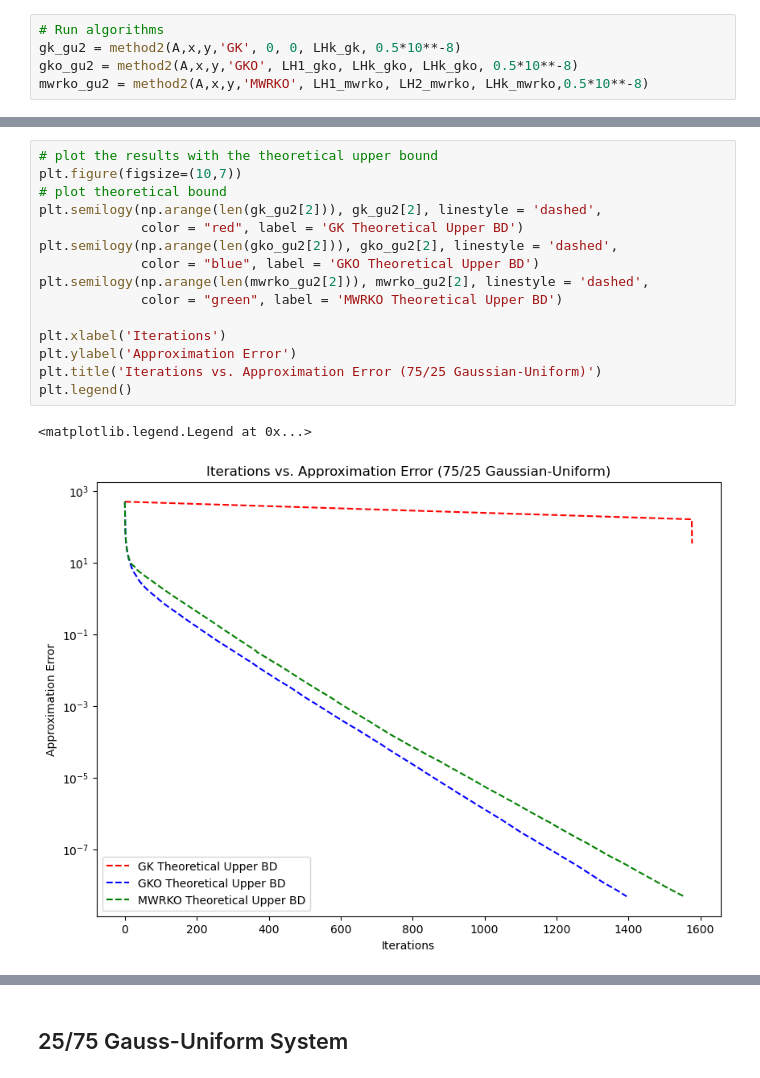
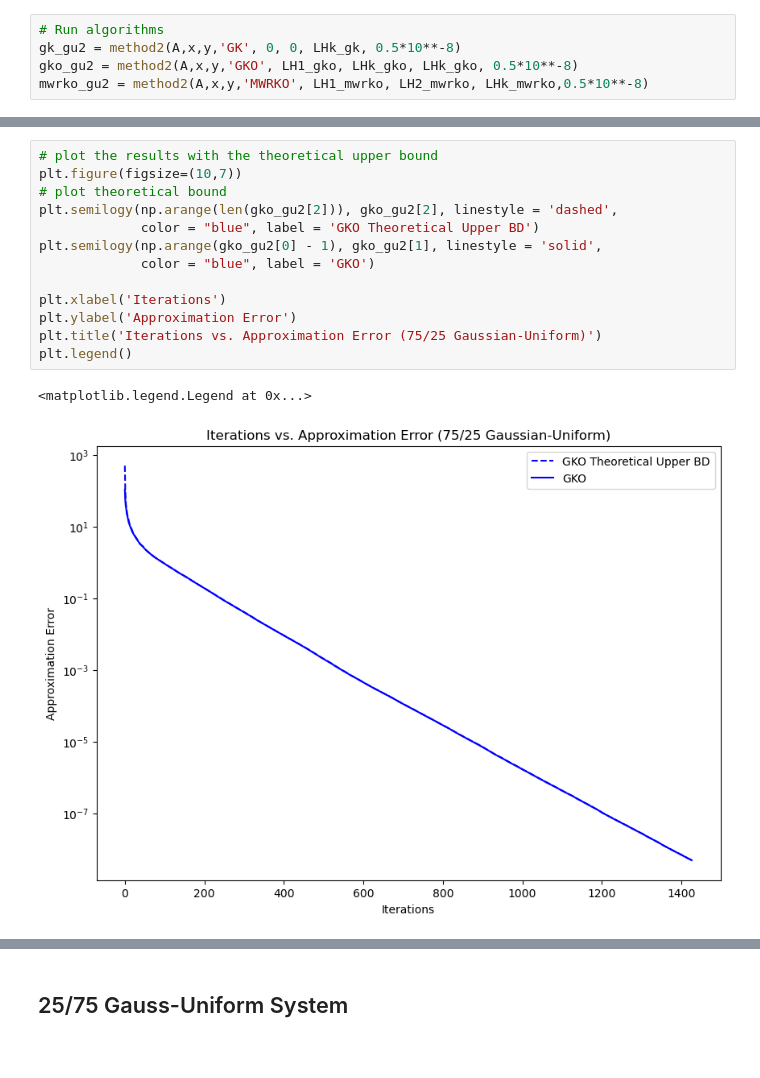
Before and after one commit to emicervantes/gko-23, a Jupyter notebook: scripts/synthetic-exp/synthetic-exp6.ipynb, the cells around one changed output, grey strips where cells are left out. Saved outputs shown, nothing was run; the diff lists cells and outputs as text.

```diff
--- a/scripts/synthetic-exp/synthetic-exp6.ipynb
+++ b/scripts/synthetic-exp/synthetic-exp6.ipynb
@@ -491,21 +509,19 @@ plt.legend()
 # %%
 # plot the results with the theoretical upper bound
 plt.figure(figsize=(10,7))
 # plot theoretical bound
-plt.semilogy(np.arange(len(gk_gu2[2])), gk_gu2[2], linestyle = 'dashed',
-             color = "red", label = 'GK Theoretical Upper BD')
 plt.semilogy(np.arange(len(gko_gu2[2])), gko_gu2[2], linestyle = 'dashed',
              color = "blue", label = 'GKO Theoretical Upper BD')
-plt.semilogy(np.arange(len(mwrko_gu2[2])), mwrko_gu2[2], linestyle = 'dashed',
-             color = "green", label = 'MWRKO Theoretical Upper BD')
+plt.semilogy(np.arange(gko_gu2[0] - 1), gko_gu2[1], linestyle = 'solid',
+             color = "blue", label = 'GKO')
 
 plt.xlabel('Iterations')
 plt.ylabel('Approximation Error')
 plt.title('Iterations vs. Approximation Error (75/25 Gaussian-Uniform)')
 plt.legend()
 # %% [output]
 <matplotlib.legend.Legend at 0x...>
-[figure, old version]
+[figure, new version]
 # %%
 # Show MWRKO empirical and theoretical results
 plt.figure(figsize=(10,7))
```
Also changed, not shown: parts of 28 cells of this notebook.
